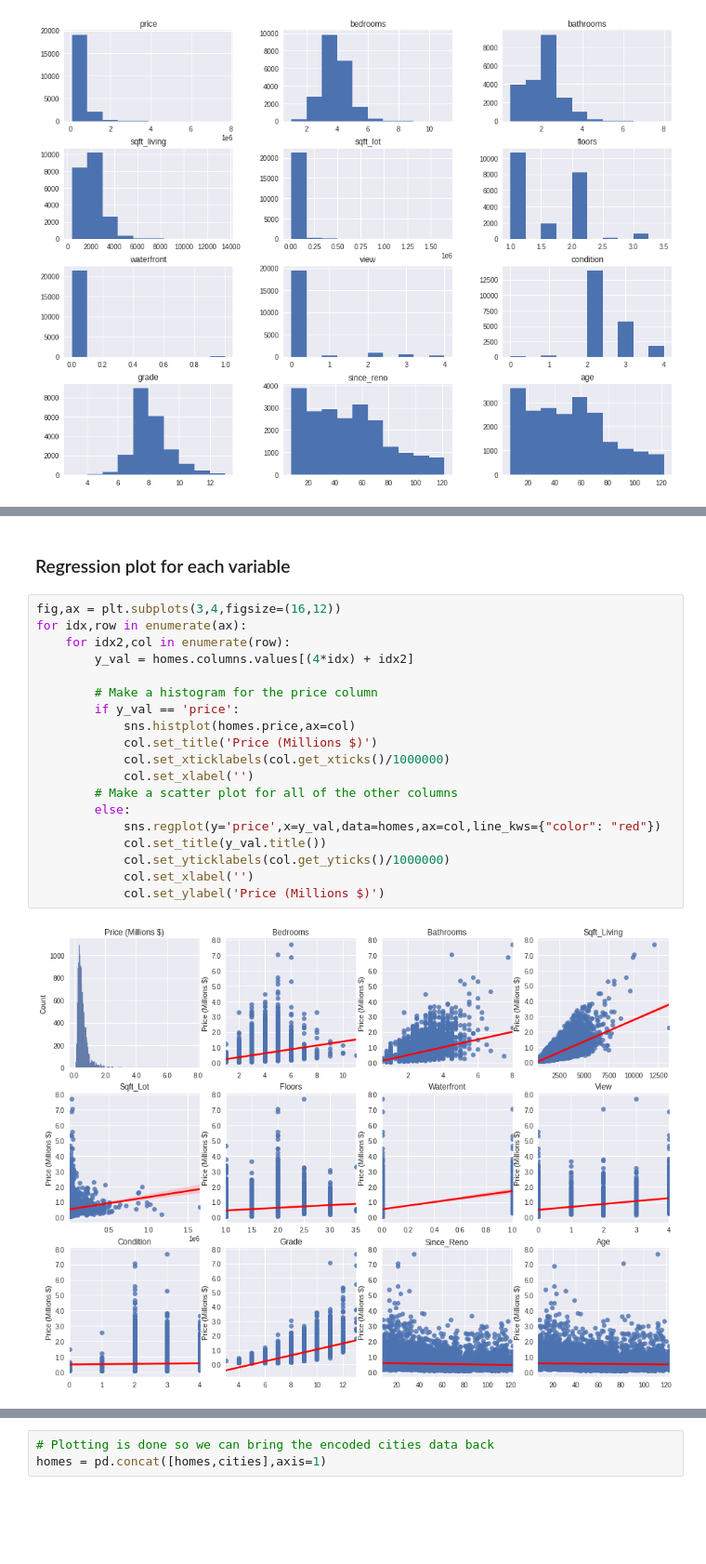
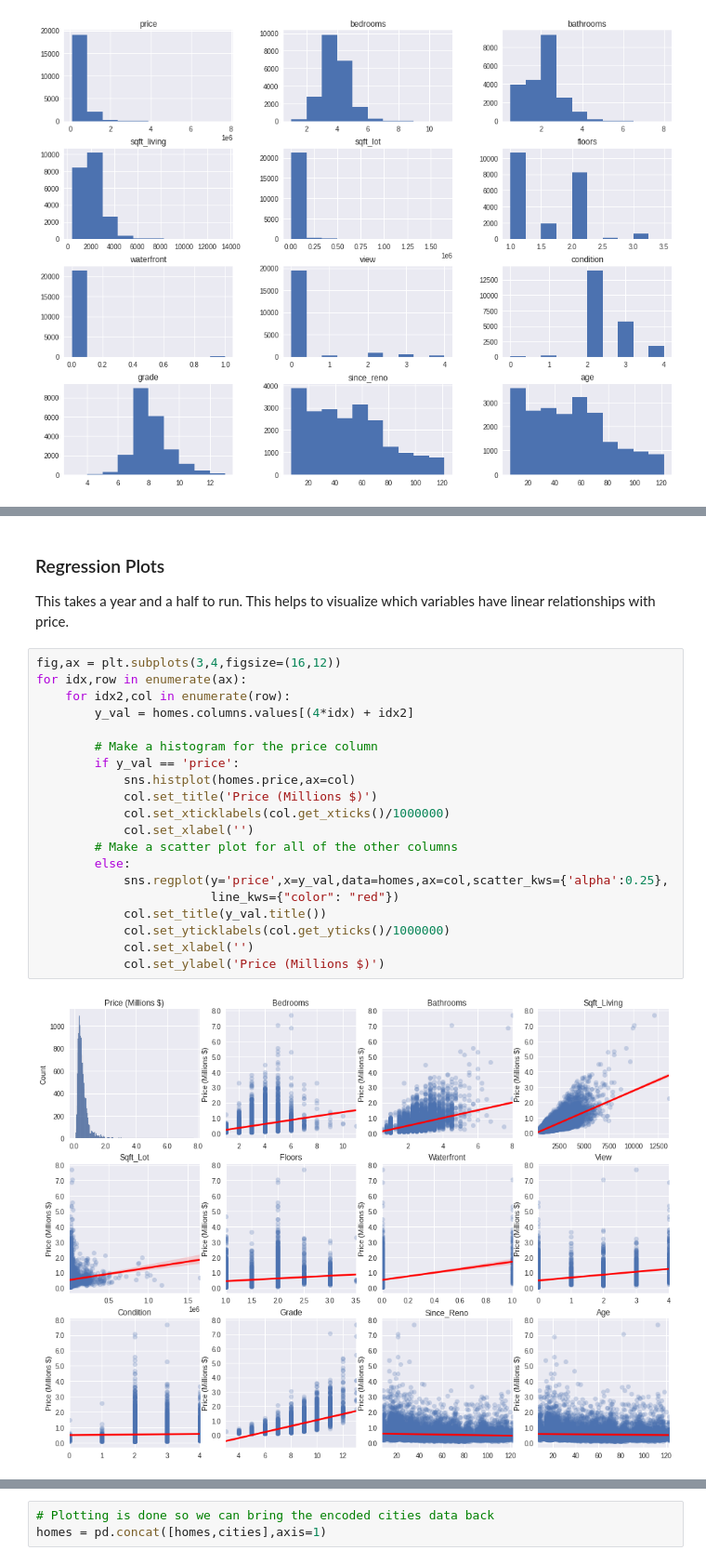
Before and after one commit to jlombino/dsc-phase-2-project-v2-3, a Jupyter notebook: Final_Notebook.ipynb, the cells around one changed output, grey strips where cells are left out. Shown at 93% size. Saved outputs shown, nothing was run; the diff lists cells and outputs as text; blank space fills up the shorter version.

```diff
--- a/Final_Notebook.ipynb
+++ b/Final_Notebook.ipynb
@@ -236,23 +286,26 @@ sns.heatmap(homes.corr(),annot=True,ax=ax,cmap='Reds');
-# %% [markdown]
-<h3>Regression plot for each variable</h3>
+# %% [markdown]
+<h3>Regression Plots</h3>
+
+This takes a year and a half to run. This helps to visualize which variables have linear relationships with price.
 # %%
 fig,ax = plt.subplots(3,4,figsize=(16,12))
 for idx,row in enumerate(ax):
     for idx2,col in enumerate(row):
         y_val = homes.columns.values[(4*idx) + idx2]
 
         # Make a histogram for the price column
         if y_val == 'price':
             sns.histplot(homes.price,ax=col)
             col.set_title('Price (Millions $)')
             col.set_xticklabels(col.get_xticks()/1000000)
             col.set_xlabel('')
         # Make a scatter plot for all of the other columns
         else:
-            sns.regplot(y='price',x=y_val,data=homes,ax=col,line_kws={"color": "red"})
+            sns.regplot(y='price',x=y_val,data=homes,ax=col,scatter_kws={'alpha':0.25},
+                        line_kws={"color": "red"})
             col.set_title(y_val.title())
             col.set_yticklabels(col.get_yticks()/1000000)
             col.set_xlabel('')
             col.set_ylabel('Price (Millions $)')
 # %% [output]
-[figure, old version]
+[figure, new version]
```
Also changed, not shown: parts of 54 cells of this notebook, 1 other file.
